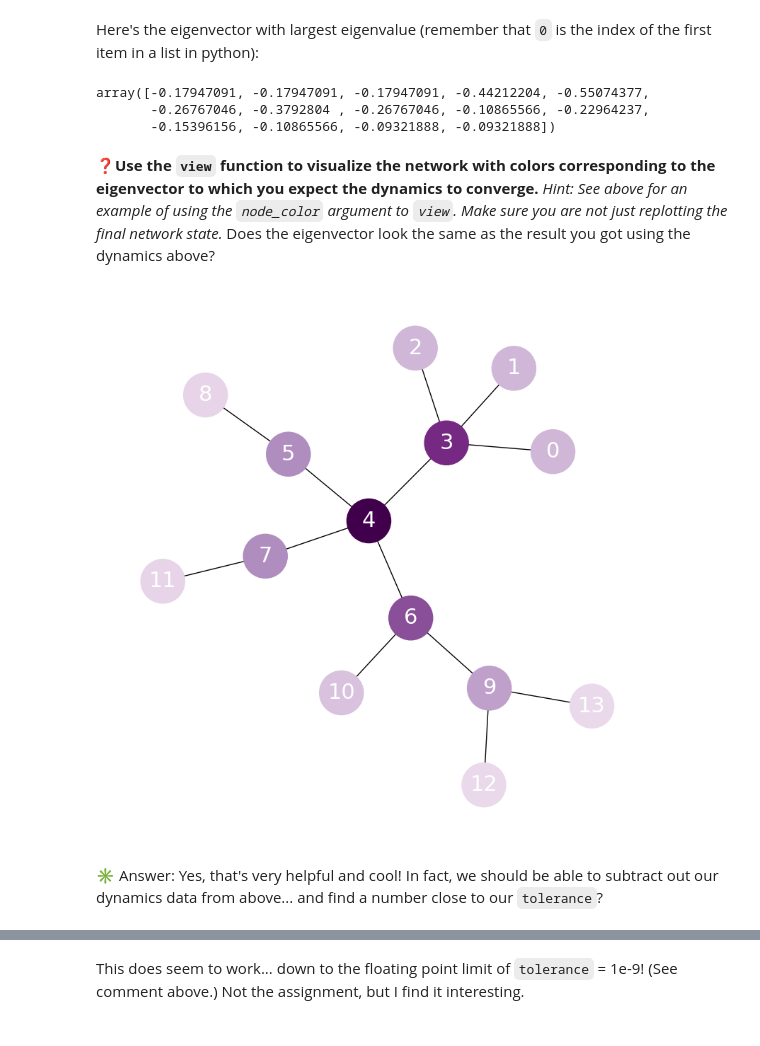
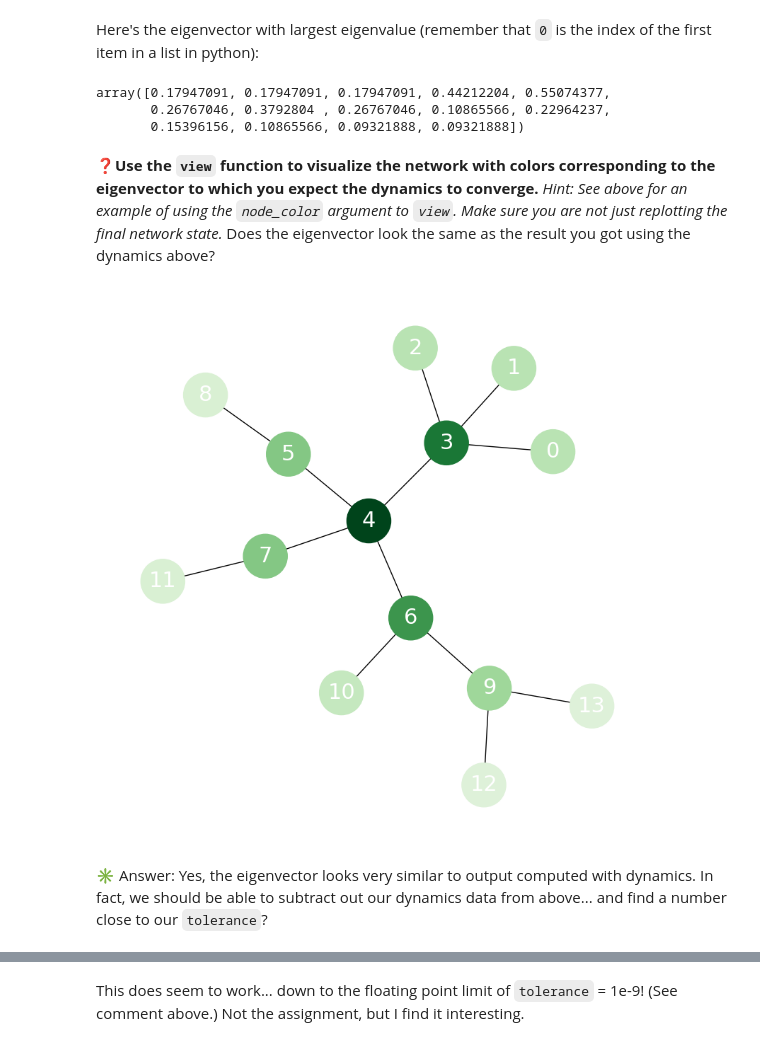
Before and after one commit to peterdresslar/CAS-503-Collectives, a Jupyter notebook: zaphod/4-SpreadingDynamics.ipynb, the cells around one changed output, grey strips where cells are left out. Saved outputs shown, nothing was run; the diff lists cells and outputs as text; code cells hidden in the pictures.

Commit message:
finish M4 and data

```diff
--- a/zaphod/4-SpreadingDynamics.ipynb
+++ b/zaphod/4-SpreadingDynamics.ipynb
@@ -69,10 +69,10 @@ edges = [(0,3),
          (7,11),
          (9,12),
          (9,13)]
-G = nx.Graph()
-G.add_nodes_from(range(14))   # PDD: I was having trouble matching the ordering of the adjacency matrix to the networkx nodes since
+o_G = nx.Graph()
+o_G.add_nodes_from(range(14))   # PDD: I was having trouble matching the ordering of the adjacency matrix to the networkx nodes since
                               # as listed they would insert 0, 3, 1, 2, 4 ...
-G.add_edges_from(edges)       # this fix is intended to make the array printing match the visual output
+o_G.add_edges_from(edges)       # this fix is intended to make the array printing match the visual output
 # %% [markdown]
 `G` is a network (aka graph) object created by the `networkx` package.  It contains the network's nodes and edges and can be used to output various useful representations of the network, including its adjacency matrix:
 # %%
@@ -201,15 +235,19 @@ To verify that the starting state does not affect the final outcome, you can set
 Now we'll compute the principal eigenvectors of the adjacency matrix (those with the largest eigenvalues) to check your prediction.  Given a matrix, the `eigs` function returns the principal eigenvalues and eigenvectors.  (By default it computes the 6 with largest eigenvalues.)
 # %%
 # compute first few dominant eigenmodes (the eigs function by default computes 6 of them)
-weightMatrix = nx.adjacency_matrix(G) + np.eye(G.number_of_nodes())
-vals,vecs = eigs(weightMatrix)
+def compute_sorted_eigs(G: nx.Graph):
+    weightMatrix = nx.adjacency_matrix(G) + np.eye(G.number_of_nodes())
+    vals,vecs = eigs(weightMatrix)
 
-# do some housekeeping to make our lives easier
-# (sort to have largest magnitude first, drop any imaginary parts if possible,
-#  and transpose the eigenvectors so that the first index corresponds to the
-#  eigenvector index instead of the node index)
-order = np.argsort(abs(vals))[::-1]
-vals,vecs = np.real_if_close(vals)[order],np.transpose(np.real_if_close(vecs)[:,order])
+    # do some housekeeping to make our lives easier
+    # (sort to have largest magnitude first, drop any imaginary parts if possible,
+    #  and transpose the eigenvectors so that the first index corresponds to the
+    #  eigenvector index instead of the node index)
+    order = np.argsort(abs(vals))[::-1]
+    vals,vecs = np.real_if_close(vals)[order],np.transpose(np.real_if_close(vecs)[:,order])
+    return vals, vecs
+
+vals, vecs = compute_sorted_eigs(o_G)
 # %% [markdown]
 Here are the first 6 eigenvalues:
 # %%
@@ -222,17 +260,17 @@ Here's the eigenvector with largest eigenvalue (remember that `0` is the index o
 # %%
 vecs[0]
 # %% [output]
-array([-0.17947091, -0.17947091, -0.17947091, -0.44212204, -0.55074377,
-       -0.26767046, -0.3792804 , -0.26767046, -0.10865566, -0.22964237,
-       -0.15396156, -0.10865566, -0.09321888, -0.09321888])
+array([0.17947091, 0.17947091, 0.17947091, 0.44212204, 0.55074377,
+       0.26767046, 0.3792804 , 0.26767046, 0.10865566, 0.22964237,
+       0.15396156, 0.10865566, 0.09321888, 0.09321888])
 # %% [markdown]
 ❓**Use the `view` function to visualize the network with colors corresponding to the eigenvector to which you expect the dynamics to converge.** *Hint: See above for an example of using the `node_color` argument to `view`. Make sure you are not just replotting the final network state.*  Does the eigenvector look the same as the result you got using the dynamics above?
 # %%
-view(G,node_color=nodeColors(vecs[0], G.nodes))
+view(o_G,node_color=nodeColors(vecs[0], o_G.nodes))
 # %% [output]
-[figure, old version]
+[figure, new version]
 # %% [markdown]
-✳️ Answer:  Yes, that's very helpful and cool! In fact, we should be able to subtract out our dynamics data from above... and find a number close to our  `tolerance`?
+✳️ Answer:  Yes, the eigenvector looks very similar to output computed with dynamics. In fact, we should be able to subtract out our dynamics data from above... and find a number close to our  `tolerance`?
 # %%
 # As we might suspect from the difference between the vec values above and the
 # normalized stateList values, we first need to work with normalized (absolute) values.
```
Also changed, not shown: parts of 22 cells of this notebook, 5 other files.
